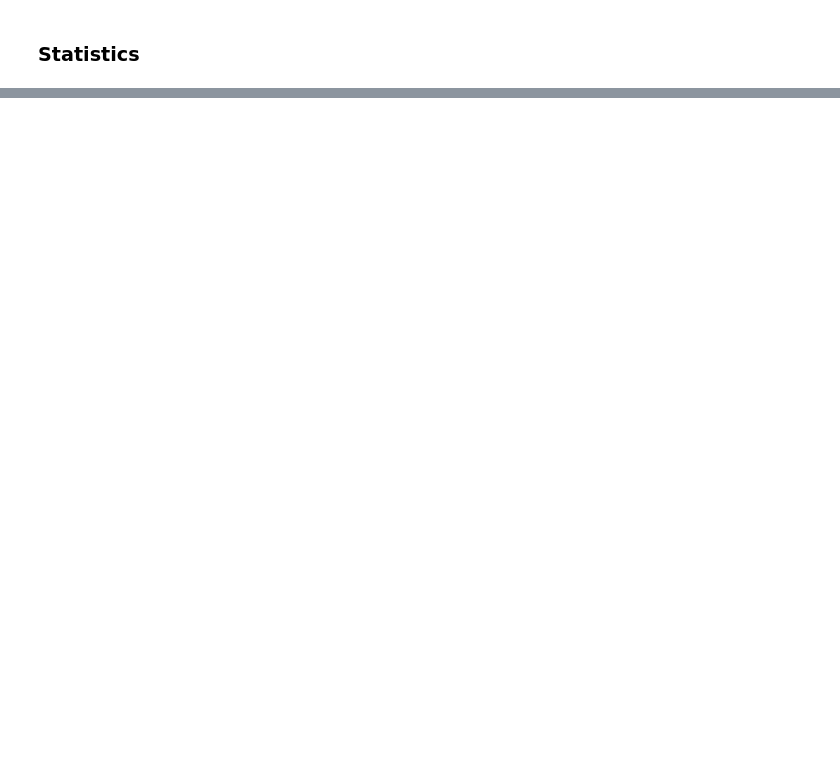
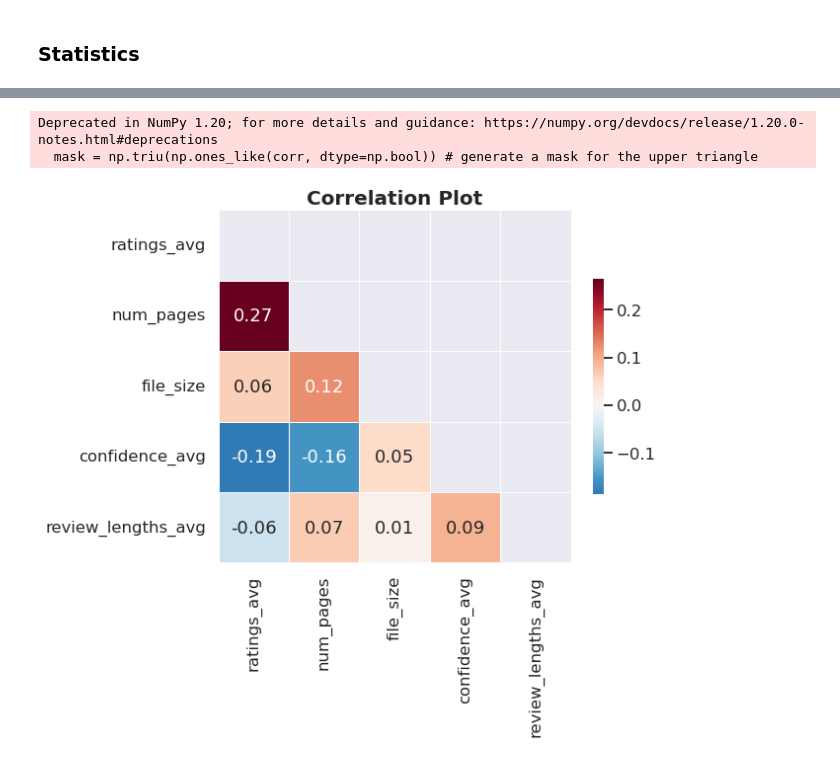
Before and after one commit to fedebotu/ICLR2023-OpenReviewData, a Jupyter notebook: notebooks/1. Plots.ipynb, the cells around one changed output, grey strips where cells are left out. Drawn from its saved outputs; the diff is of its cells as text; code cells hidden in the pictures; blank space fills up the shorter version.

```diff
--- a/notebooks/1. Plots.ipynb
+++ b/notebooks/1. Plots.ipynb
@@ -347,0 +308,42 @@ plt.show()
+# %%
+# Plot
+def plot_correlation(df, title='Correlation Plot', lenght=20, width=20, save=False):
+    '''
+    Plot correlation map of input and outputs
+    Display only the lower half that matters (since it is a symmetric matrix)
+    '''
+    plt.figure(figsize=(lenght, width))
+    corr = df.corr()
+    corr = corr.dropna(axis=1, how='all') # drop NA correlations on rows
+    corr = corr.dropna(axis=0, how='all') # drop NA correlations on columns
+    mask = np.triu(np.ones_like(corr, dtype=np.bool)) # generate a mask for the upper triangle
+    cmap = "RdBu_r" # generate a custom diverging colormap
+
+    # Draw the heatmap with the mask and correct aspect ratio
+    sns.heatmap(
+        corr,
+        mask=mask,
+        cmap=cmap,
+        center=0,
+        square=True,
+        linewidths=0.5,
+        cbar_kws={"shrink": 0.5},
+        annot=True,
+        fmt=".2f"
+    )
+    plt.title(title, fontsize=20, fontweight='bold')
+    if save: plt.savefig('Correlation Plot.pdf', bbox_inches='tight')
+
+    # Return dataframe with explanatory variables only
+    return df[corr.columns]
+# %%
+df_full['confidence_avg'] = df_full['confidences'].apply(lambda x: np.mean(eval(x)))
+df_full['review_lengths_avg'] = df_full['review_lengths'].apply(lambda x: np.mean(eval(x)))
+
+df_values = df_full[['ratings_avg', 'num_pages', 'file_size', 'confidence_avg', 'review_lengths_avg']]
+# %%
+_ = plot_correlation(df_values,  lenght=8, width=8, save=False)
+# %% [output]
+Deprecated in NumPy 1.20; for more details and guidance: https://numpy.org/devdocs/release/1.20.0-notes.html#deprecations
+  mask = np.triu(np.ones_like(corr, dtype=np.bool)) # generate a mask for the upper triangle
+[figure, added]
```
Also changed, not shown: parts of 17 cells of this notebook, 3 other files.
